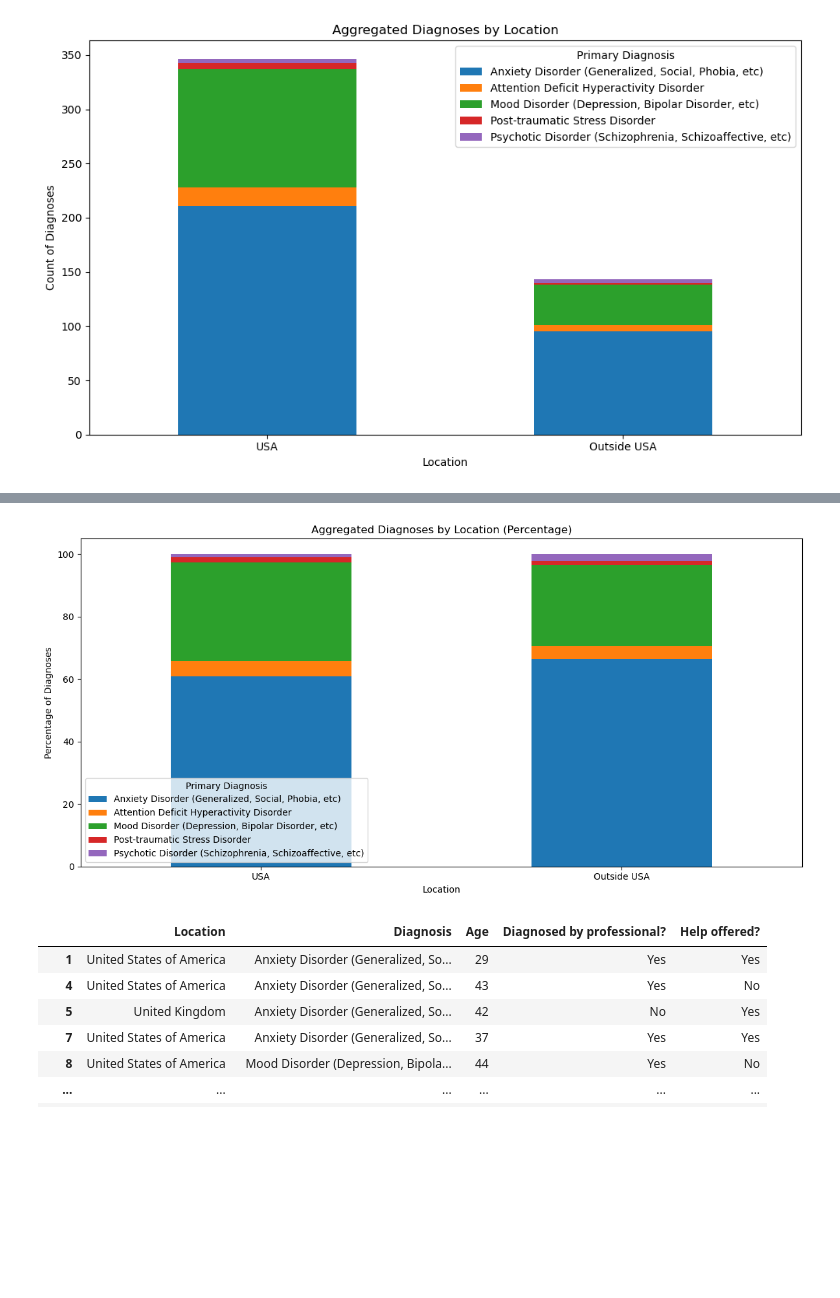
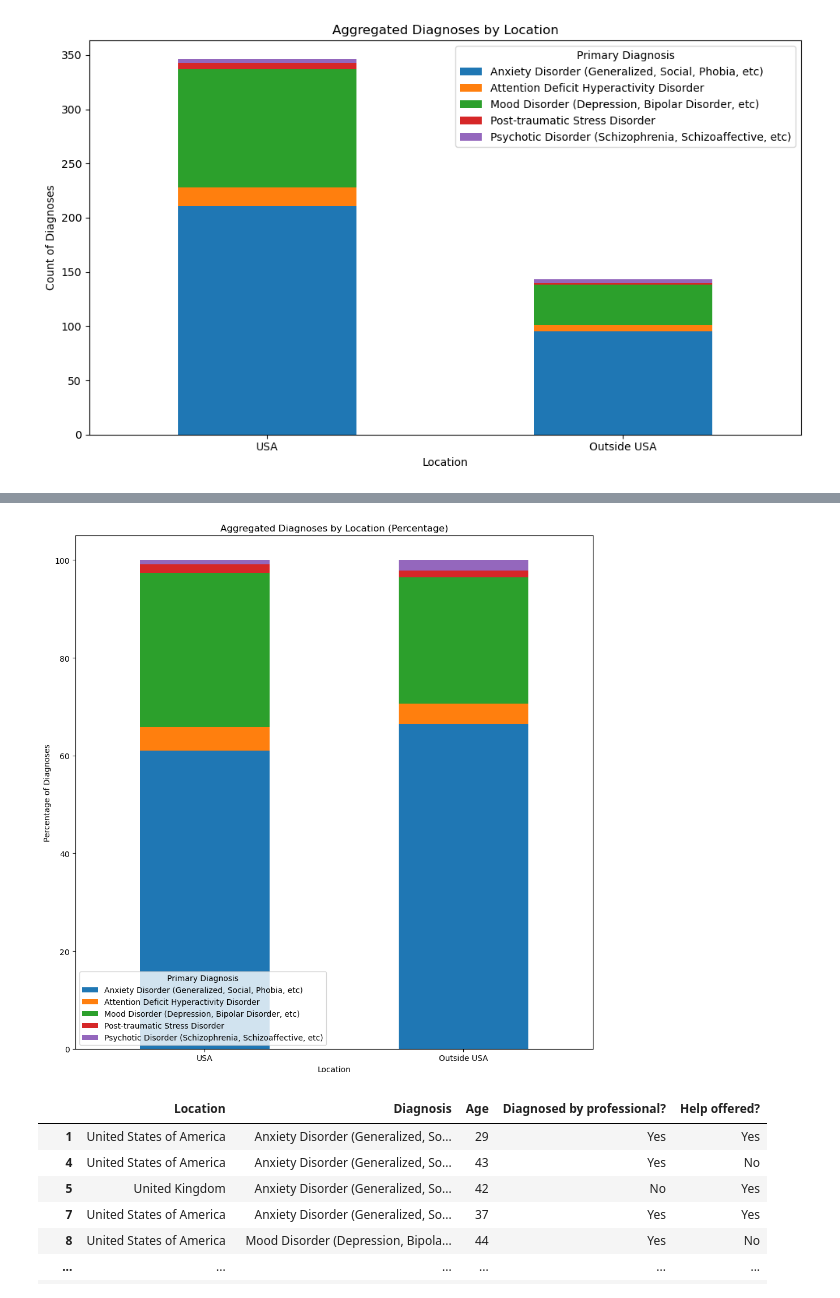
Before and after one commit to Keegawho198/Project-1_Mental-Health, a Jupyter notebook: Keegan.ipynb, the cells around one changed output, grey strips where cells are left out. Drawn from its saved outputs; the diff is of its cells as text; code cells hidden in the pictures; blank space fills up the shorter version.

```diff
--- a/Keegan.ipynb
+++ b/Keegan.ipynb
@@ -538,18 +542,18 @@ combined_counts
 # %%
 # Normalize to get percentages
 combined_counts_percentage = combined_counts.div(combined_counts.sum(axis=1), axis=0) * 100
 
 # Plotting Use stacked
-combined_counts_percentage.plot(kind='bar', stacked=True, figsize=(12, 6))
+combined_counts_percentage.plot(kind='bar', stacked=True, figsize=(10, 10))#adjust for size of bars
 plt.title('Aggregated Diagnoses by Location (Percentage)')
 plt.xlabel('Location')
 plt.ylabel('Percentage of Diagnoses')
 plt.xticks(rotation=0)  # Rotate x-ticks for better readability
 plt.legend(title='Primary Diagnosis')
 plt.tight_layout()  # Adjust layout to make room for labels
 plt.show()
 # %% [output]
-[figure, old version]
+[figure, new version]
 # %%
 #FIND out if help is offered by employeer
 # %%
```
Also changed, not shown: parts of 1 cell of this notebook.
